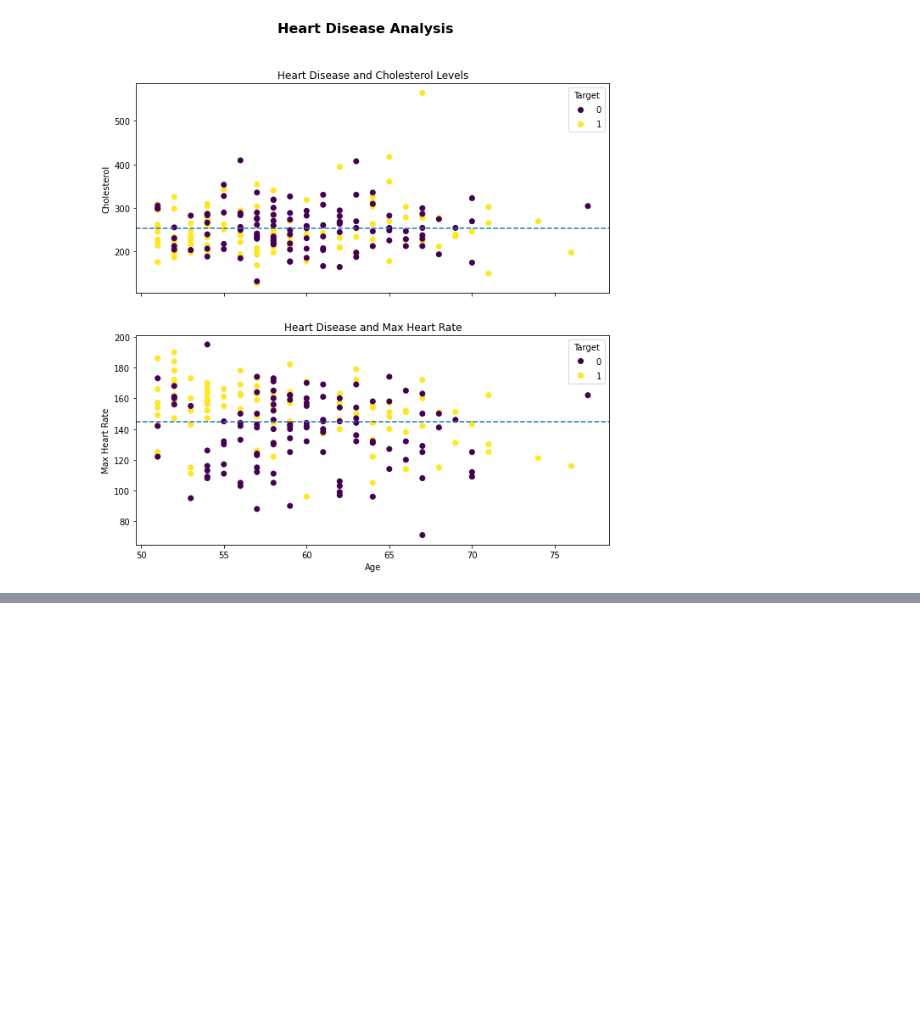
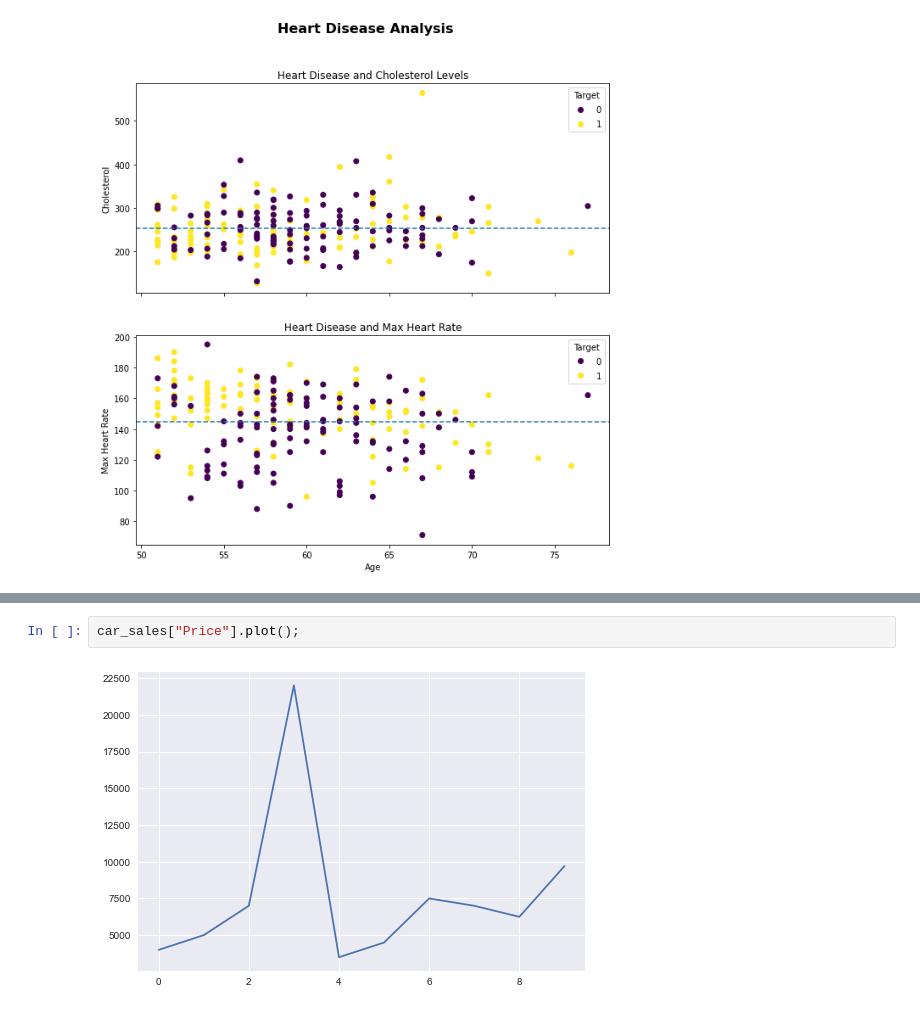
Before and after one commit to bibek-beebayk/Data-Science, a Jupyter notebook: MLSample/INtro to Matplotlib.ipynb, the cells around one changed output, grey strips where cells are left out. Saved outputs shown, nothing was run; the diff lists cells and outputs as text; blank space fills up the shorter version.

```diff
--- a/MLSample/INtro to Matplotlib.ipynb
+++ b/MLSample/INtro to Matplotlib.ipynb
@@ -508,0 +553,4 @@ fig
+# %%
+car_sales["Price"].plot();
+# %% [output]
+[figure, added]
```
Also changed, not shown: parts of 17 cells of this notebook.
